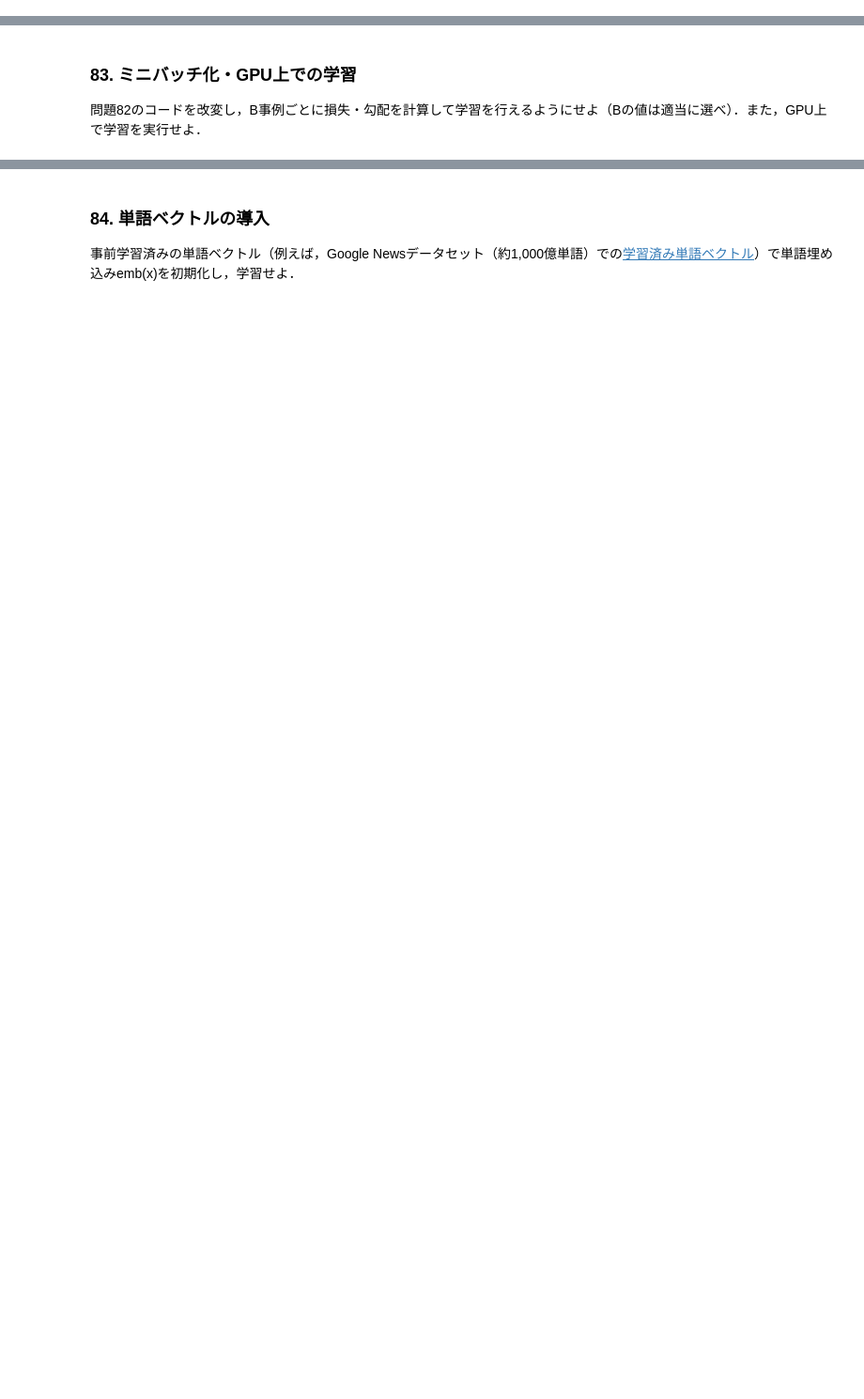
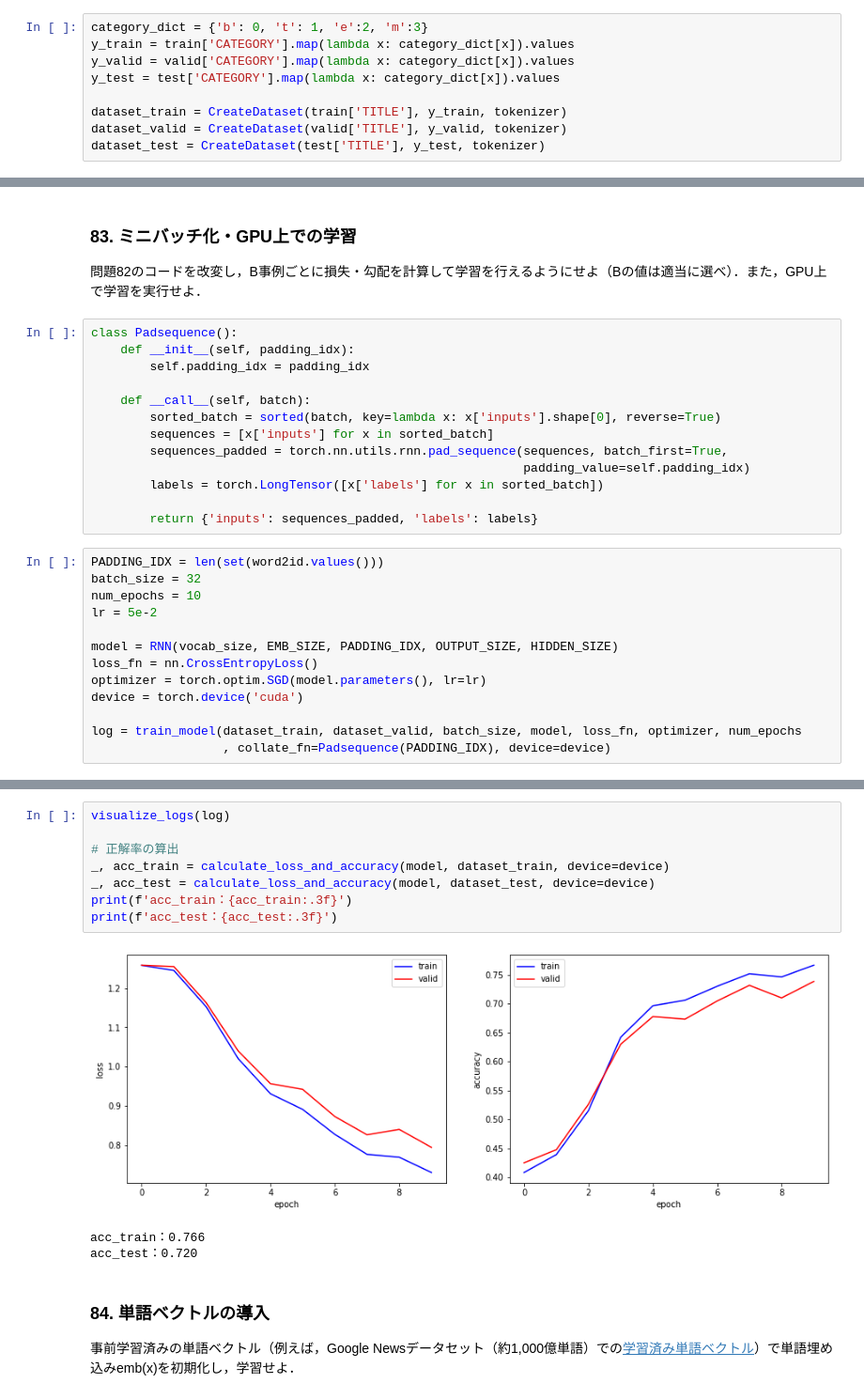
Before and after one commit to 223mle/NLP-100knocks, a Jupyter notebook: ch09.ipynb, the cells around one changed output, grey strips where cells are left out. Shown at 94% size. Cells and saved outputs as stored; diff of their text form; blank space fills up the shorter version.

```diff
--- a/ch09.ipynb
+++ b/ch09.ipynb
@@ -9,0 +148,9 @@
+# %%
+category_dict = {'b': 0, 't': 1, 'e':2, 'm':3}
+y_train = train['CATEGORY'].map(lambda x: category_dict[x]).values
+y_valid = valid['CATEGORY'].map(lambda x: category_dict[x]).values
+y_test = test['CATEGORY'].map(lambda x: category_dict[x]).values
+
+dataset_train = CreateDataset(train['TITLE'], y_train, tokenizer)
+dataset_valid = CreateDataset(valid['TITLE'], y_valid, tokenizer)
+dataset_test = CreateDataset(test['TITLE'], y_test, tokenizer)
@@ -13,3 +302,29 @@
 # %% [markdown]
 ### 83. ミニバッチ化・GPU上での学習
 問題82のコードを改変し，B事例ごとに損失・勾配を計算して学習を行えるようにせよ（Bの値は適当に選べ）．また，GPU上で学習を実行せよ．
+# %%
+class Padsequence():
+    def __init__(self, padding_idx):
+        self.padding_idx = padding_idx
+
+    def __call__(self, batch):
+        sorted_batch = sorted(batch, key=lambda x: x['inputs'].shape[0], reverse=True)
+        sequences = [x['inputs'] for x in sorted_batch]
+        sequences_padded = torch.nn.utils.rnn.pad_sequence(sequences, batch_first=True,
+                                                           padding_value=self.padding_idx)
+        labels = torch.LongTensor([x['labels'] for x in sorted_batch])
+
+        return {'inputs': sequences_padded, 'labels': labels}
+# %%
+PADDING_IDX = len(set(word2id.values()))
+batch_size = 32
+num_epochs = 10
+lr = 5e-2
+
+model = RNN(vocab_size, EMB_SIZE, PADDING_IDX, OUTPUT_SIZE, HIDDEN_SIZE)
+loss_fn = nn.CrossEntropyLoss()
+optimizer = torch.optim.SGD(model.parameters(), lr=lr)
+device = torch.device('cuda')
+
+log = train_model(dataset_train, dataset_valid, batch_size, model, loss_fn, optimizer, num_epochs
+                  , collate_fn=Padsequence(PADDING_IDX), device=device)
@@ -16,3 +342,15 @@
+# %%
+visualize_logs(log)
+
+# 正解率の算出
+_, acc_train = calculate_loss_and_accuracy(model, dataset_train, device=device)
+_, acc_test = calculate_loss_and_accuracy(model, dataset_test, device=device)
+print(f'acc_train：{acc_train:.3f}')
+print(f'acc_test：{acc_test:.3f}')
+# %% [output]
+[figure, added]
+acc_train：0.766
+acc_test：0.720
 # %% [markdown]
 ### 84. 単語ベクトルの導入
 事前学習済みの単語ベクトル（例えば，Google Newsデータセット（約1,000億単語）での[学習済み単語ベクトル](https://drive.google.com/file/d/0B7XkCwpI5KDYNlNUTTlSS21pQmM/edit?usp=sharing)）で単語埋め込みemb(x)を初期化し，学習せよ．
```
Also changed, not shown: parts of 39 cells of this notebook.
